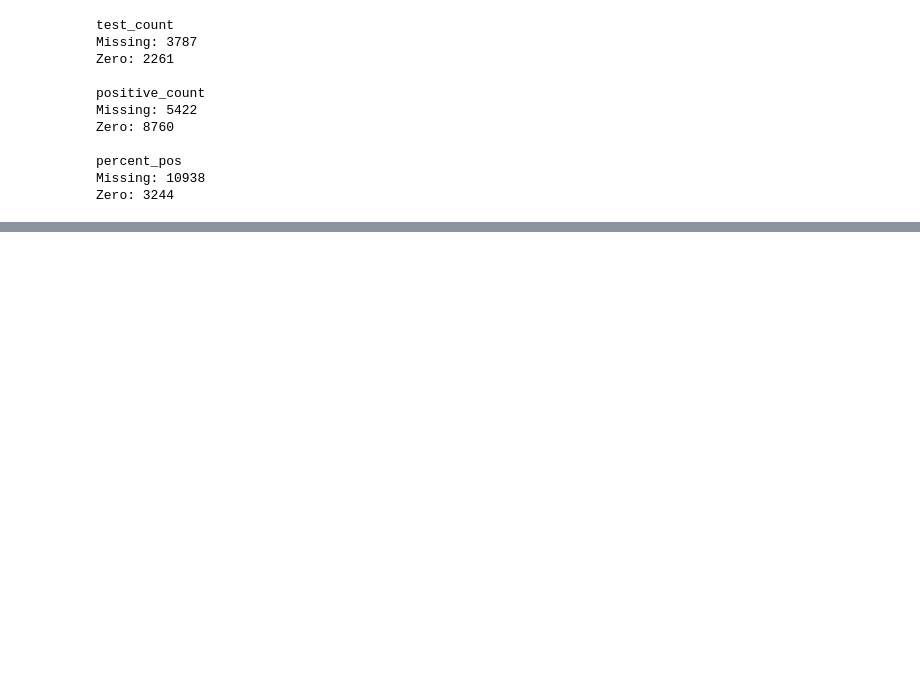
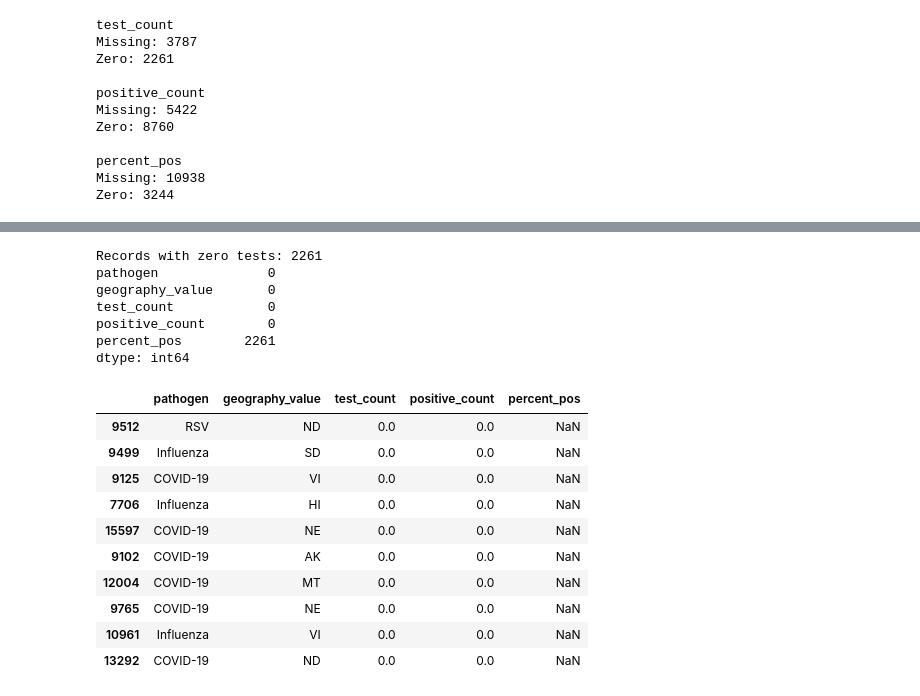
Before and after one commit to dlrakdenizz/respiratory-virus-data-analysis, a Jupyter notebook: data_preparation.ipynb, the cells around one changed output, grey strips where cells are left out. Cells and saved outputs as stored; diff of their text form; code cells hidden in the pictures; blank space fills up the shorter version.

```diff
--- a/data_preparation.ipynb
+++ b/data_preparation.ipynb
@@ -308,0 +338,38 @@ Zero: 3244
+# %%
+# Inspect records where no tests were performed
+zero_test_records = clean_df[
+    clean_df["test_count"] == 0
+]
+
+print("Records with zero tests:", len(zero_test_records))
+
+print(
+    zero_test_records[
+        ["pathogen", "geography_value",
+         "test_count", "positive_count", "percent_pos"]
+    ].isna().sum()
+)
+
+zero_test_records[
+    ["pathogen", "geography_value",
+     "test_count", "positive_count", "percent_pos"]
+].sample(min(10, len(zero_test_records)))
+# %% [output]
+Records with zero tests: 2261
+pathogen              0
+geography_value       0
+test_count            0
+positive_count        0
+percent_pos        2261
+dtype: int64
+|  | pathogen | geography_value | test_count | positive_count | percent_pos |
+| 9512 | RSV | ND | 0.0 | 0.0 | NaN |
+| 9499 | Influenza | SD | 0.0 | 0.0 | NaN |
+| 9125 | COVID-19 | VI | 0.0 | 0.0 | NaN |
+| 7706 | Influenza | HI | 0.0 | 0.0 | NaN |
+| 15597 | COVID-19 | NE | 0.0 | 0.0 | NaN |
+| 9102 | COVID-19 | AK | 0.0 | 0.0 | NaN |
+| 12004 | COVID-19 | MT | 0.0 | 0.0 | NaN |
+| 9765 | COVID-19 | NE | 0.0 | 0.0 | NaN |
+| 10961 | Influenza | VI | 0.0 | 0.0 | NaN |
+| 13292 | COVID-19 | ND | 0.0 | 0.0 | NaN |
```
Also changed, not shown: parts of 5 cells of this notebook.
